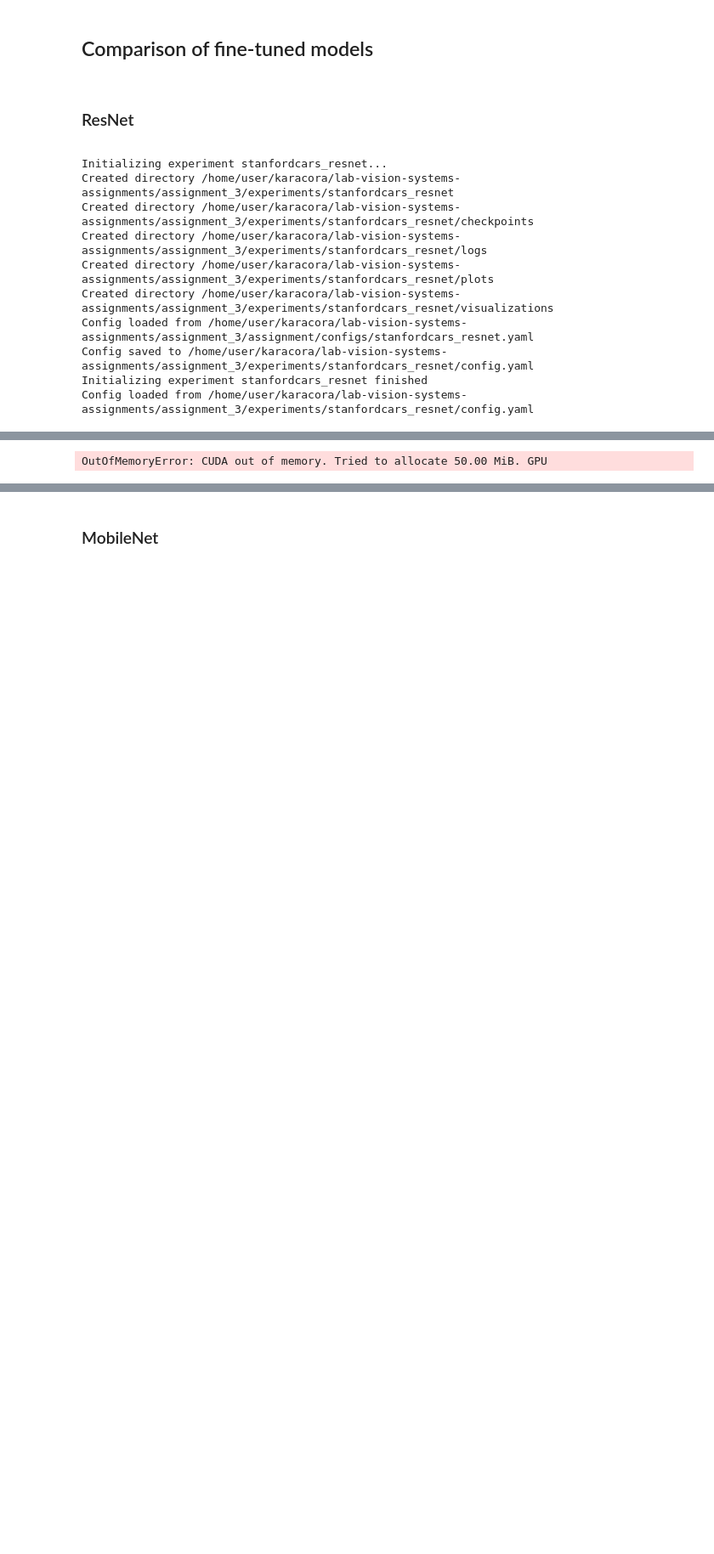
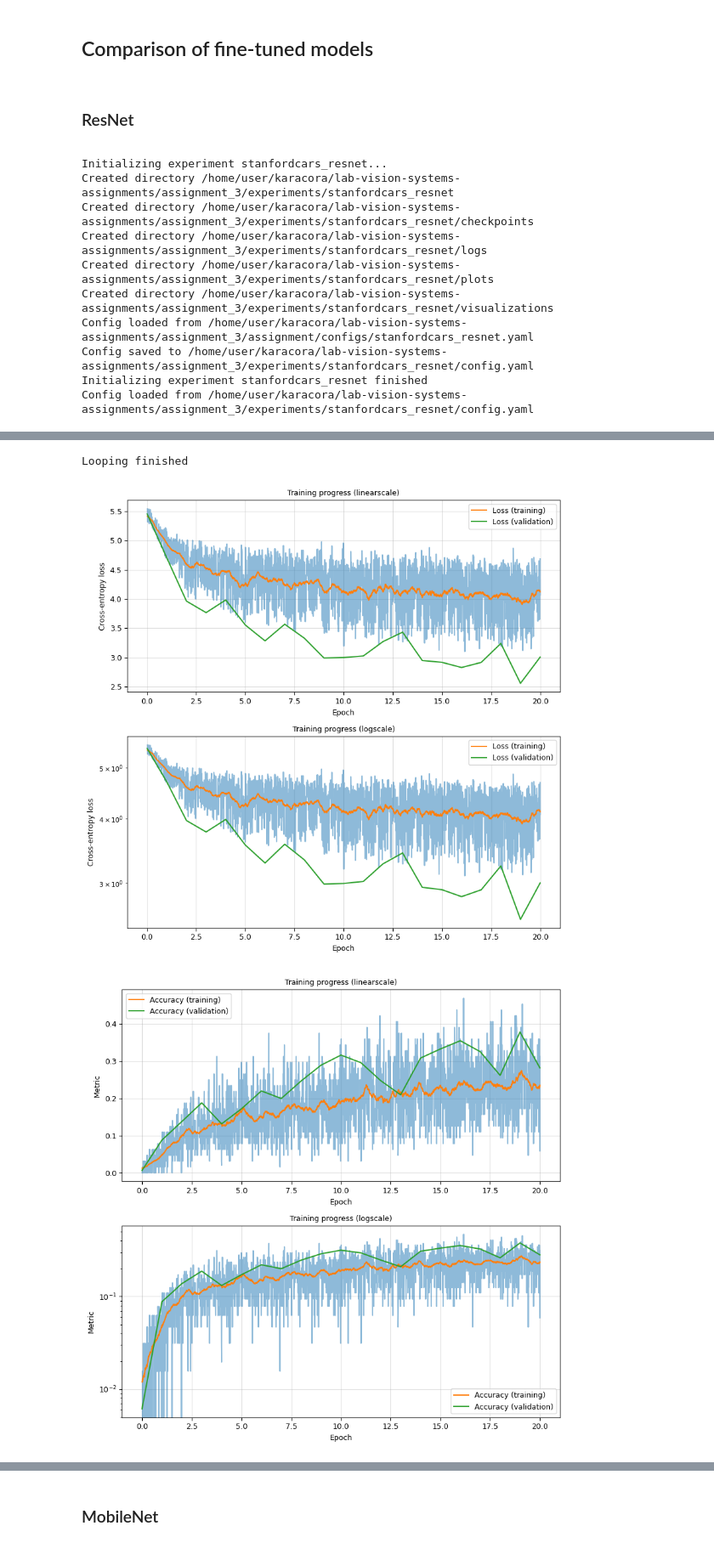
Before and after one commit to bertan-karacora/lab-vision-systems-assignments, a Jupyter notebook: assignment_3/assignment_3.ipynb, the cells around one changed output, grey strips where cells are left out. Shown at 85% size. Saved outputs shown, nothing was run; the diff lists cells and outputs as text; code cells hidden in the pictures; blank space fills up the shorter version.

```diff
--- a/assignment_3/assignment_3.ipynb
+++ b/assignment_3/assignment_3.ipynb
@@ -151,8 +179,7 @@ Initializing experiment stanfordcars_resnet finished
 Config loaded from /home/user/karacora/lab-vision-systems-assignments/assignment_3/experiments/stanfordcars_resnet/config.yaml
 # %%
 trainer = Trainer(name_exp_resnet)
-# trainer.loop(config.TRAINING["num_epochs"])
-trainer.loop(10)
+trainer.loop(config.TRAINING["num_epochs"])
 log_resnet = trainer.log
 
 plot.plot_loss(log_resnet)
@@ -174,8 +201,10 @@ Dataset StanfordCars
 Setting up criterion finished
 Setting up measurers...
 Setting up measurers finished
 Looping...
-OutOfMemoryError: CUDA out of memory. Tried to allocate 50.00 MiB. GPU
+Looping finished
+[figure, added]
+[figure, added]
 # %%
 _, model_resnet, _, _ = utils_checkpoints.load(path_dir_exp_resnet / "checkpoints" / "final.pth")
 
```
Also changed, not shown: parts of 31 cells of this notebook, 29 other files.
